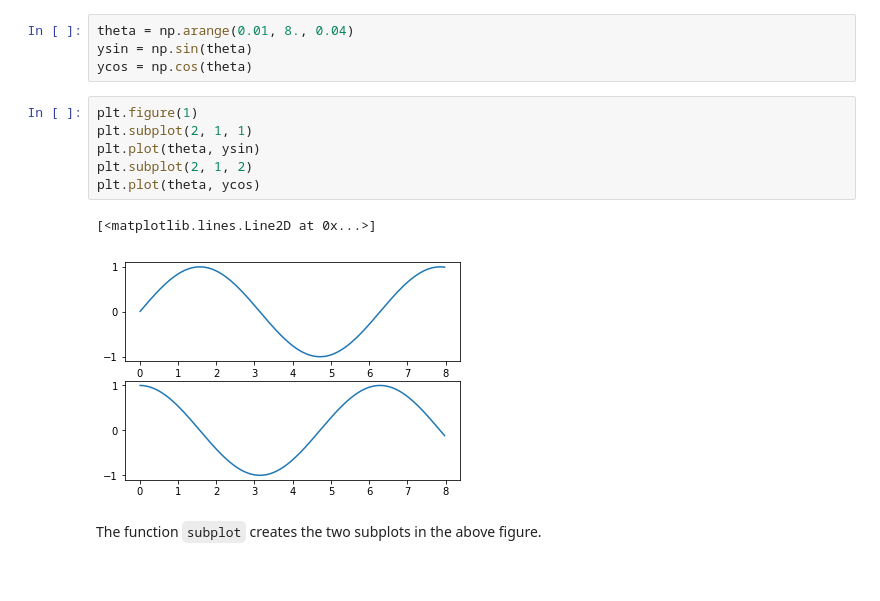
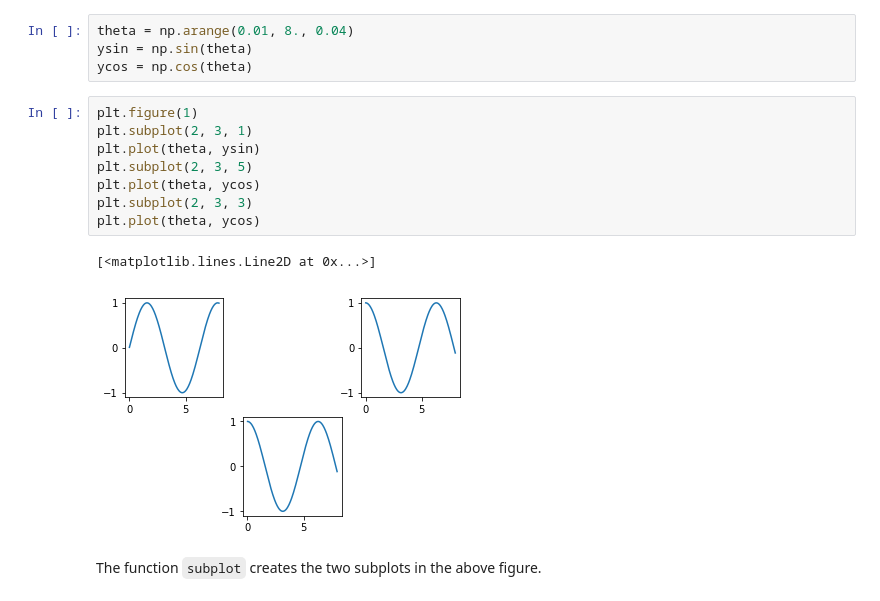
Before and after one commit to ZCWang95/SES494-598, a Jupyter notebook: JupiterLab/LN013-plotting.ipynb, the cells around one changed output. Saved outputs shown, nothing was run; the diff lists cells and outputs as text.

```diff
--- a/JupiterLab/LN013-plotting.ipynb
+++ b/JupiterLab/LN013-plotting.ipynb
@@ -339,13 +359,15 @@ ysin = np.sin(theta)
 ycos = np.cos(theta)
 # %%
 plt.figure(1)
-plt.subplot(2, 1, 1)
+plt.subplot(2, 3, 1)
 plt.plot(theta, ysin)
-plt.subplot(2, 1, 2)
+plt.subplot(2, 3, 5)
 plt.plot(theta, ycos)
+plt.subplot(2, 3, 3)
+plt.plot(theta, ycos)
 # %% [output]
 [<matplotlib.lines.Line2D at 0x...>]
-[figure, old version]
+[figure, new version]
 # %% [markdown]
 The function `subplot` creates the two subplots in the above figure.
 # %% [markdown]
```
Also changed, not shown: parts of 3 cells of this notebook, 4 other files.
